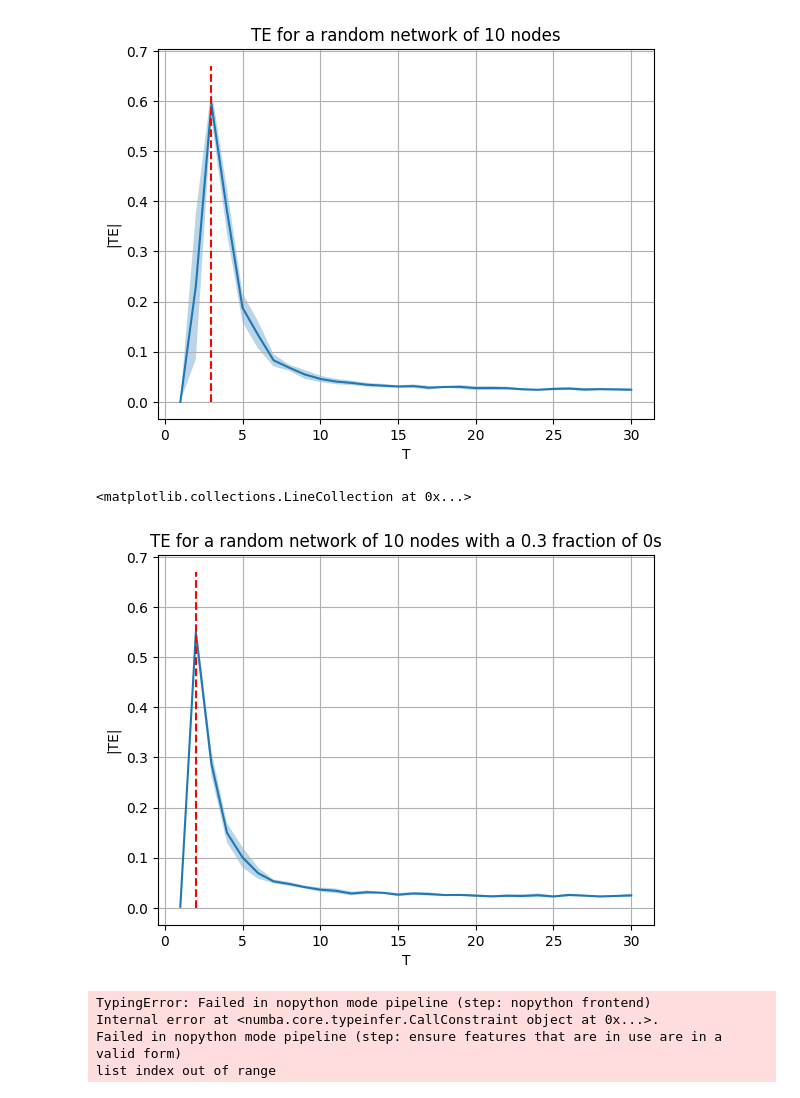
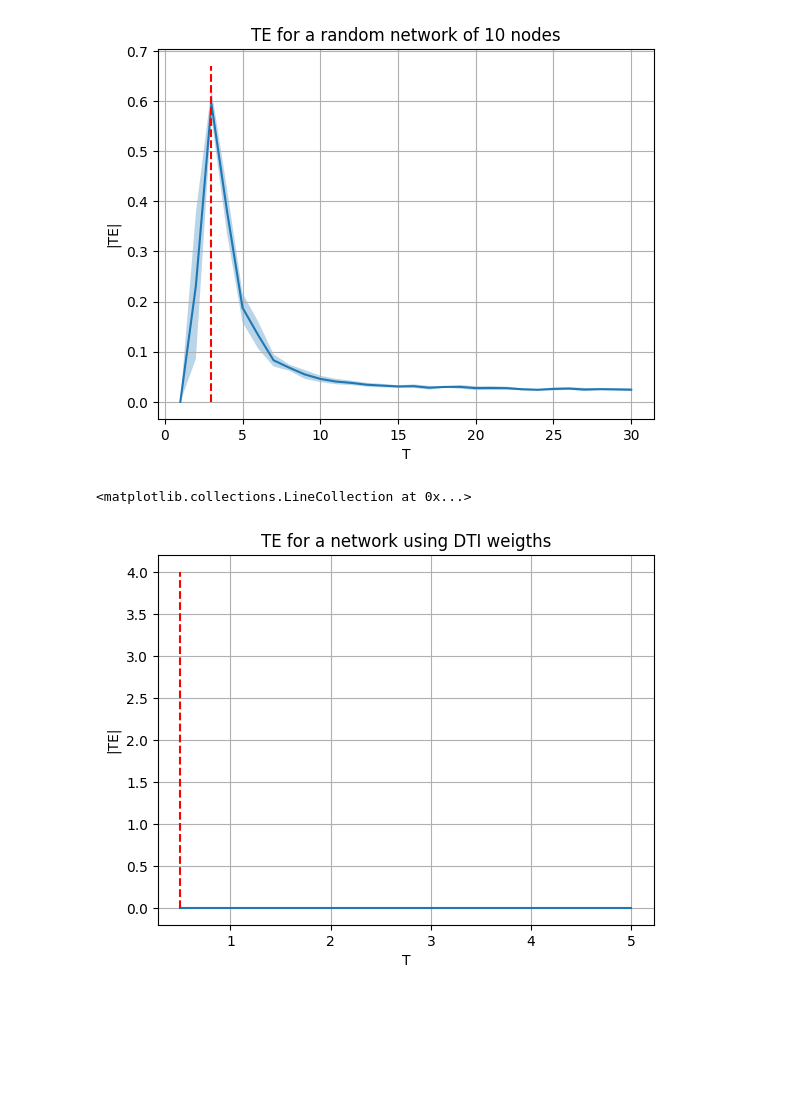
Before and after one commit to mylenevdmaas/CSS2023, a Jupyter notebook: Lotte/run_simulations_lotte.ipynb, the cells around one changed output. Saved outputs shown, nothing was run; the diff lists cells and outputs as text; code cells hidden in the pictures; blank space fills up the shorter version.

```diff
--- a/Lotte/run_simulations_lotte.ipynb
+++ b/Lotte/run_simulations_lotte.ipynb
@@ -136,50 +309,42 @@ plt.vlines(tc, 0, 0.67, linestyles='dashed', colors='r')
 plt.savefig('10_nodes_TE.png', bbox_inches='tight')
 # %% [output]
 [figure]
-# %%
-n = 10
-n_iterations = 5000
-temperatures = np.linspace(1, 30, 30)
-J = conn_matrix_not_so_basic(n, 0.3)
-
-sim_data = run_simulation(30, n_iterations, temperatures, n, J)
-idx = np.argmax(sim_data[2])
-tc = temperatures[idx]
 # %%
-runs = 5
-combos = list(itertools.product([-1, 1], repeat=3))
-C = []
-C_std = []
+# DTI
+n = 90
+runs = 3
+temperatures = np.linspace(0.5, 5, 20)
+n_iterations = 5000
+
+C_dti = []
+C_std_dti = []
+multi_sus_dti = []
 
 
 for T in temperatures:
     x = np.zeros(runs)
+    sus = np.zeros(runs)
     for i in range(0, runs):
+        J = conn_matrix_norm(n)
         spins = random_spins(n)
-        _, list_avg_magnetisation, list_sus, spins_timeseries = metropolis(spins, n_iterations, T, J)
-        x[i] = TE(spins_timeseries, n, combos)
-    C_std.append(np.std(x))
-    C.append(np.abs(np.mean(x)))
+        _, list_avg_magnetisation, sus[i], spins_timeseries = metropolis(spins, n_iterations, T, J)
+        x[i] = TE(spins_timeseries, J)
+    C_std_dti.append(np.std(x))
+    C_dti.append(np.abs(np.mean(x)))
+    multi_sus_dti.append(np.mean(sus))
 # %%
-temperatures = np.linspace(1, 30, 30)
-lower_bound = np.subtract(C, C_std)
-upper_bound = np.add(C, C_std)
-plt.plot(temperatures, C)
+tc = temperatures[np.argmax(multi_sus_dti)]
+lower_bound = np.subtract(C_dti, C_std_dti)
+upper_bound = np.add(C_dti, C_std_dti)
+plt.plot(temperatures, C_dti)
 plt.fill_between(temperatures, lower_bound, upper_bound, alpha=0.3)
 
 plt.ylabel('|TE|')
 plt.xlabel('T')
 plt.grid()
-plt.title('TE for a random network of 10 nodes with a 0.3 fraction of 0s')
-plt.vlines(tc, 0, 0.67, linestyles='dashed', colors='r')
+plt.title('TE for a network using DTI weigths')
+plt.vlines(tc, 0, 4, linestyles='dashed', colors='r')
 # plt.savefig('10_nodes_TE.png', bbox_inches='tight')
 # %% [output]
 <matplotlib.collections.LineCollection at 0x...>
-[figure, old version]
+[figure, new version]
-# %%
-TE(spins_timeseries, n, combos)
-# %% [output]
-TypingError: Failed in nopython mode pipeline (step: nopython frontend)
-Internal error at <numba.core.typeinfer.CallConstraint object at 0x...>.
-Failed in nopython mode pipeline (step: ensure features that are in use are in a valid form)
-list index out of range
```
Also changed, not shown: parts of 38 cells of this notebook, 13 other files.
